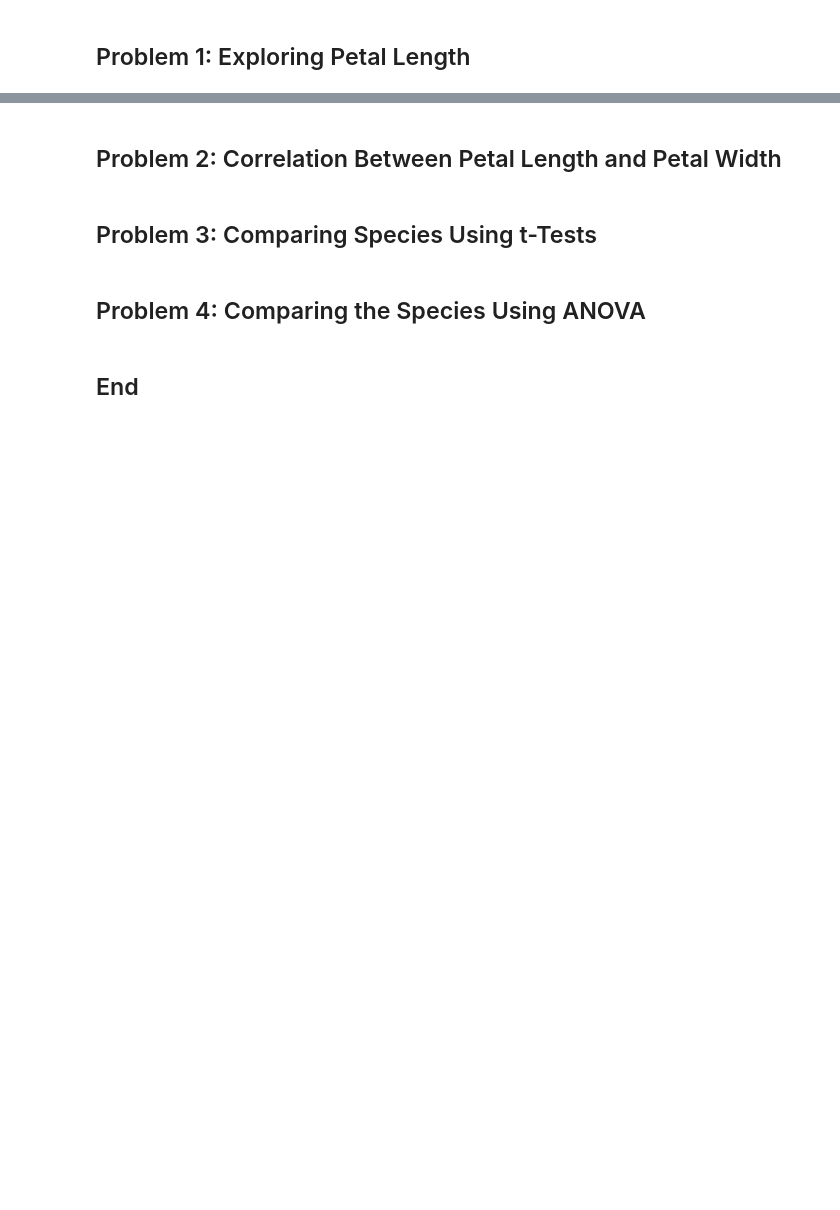
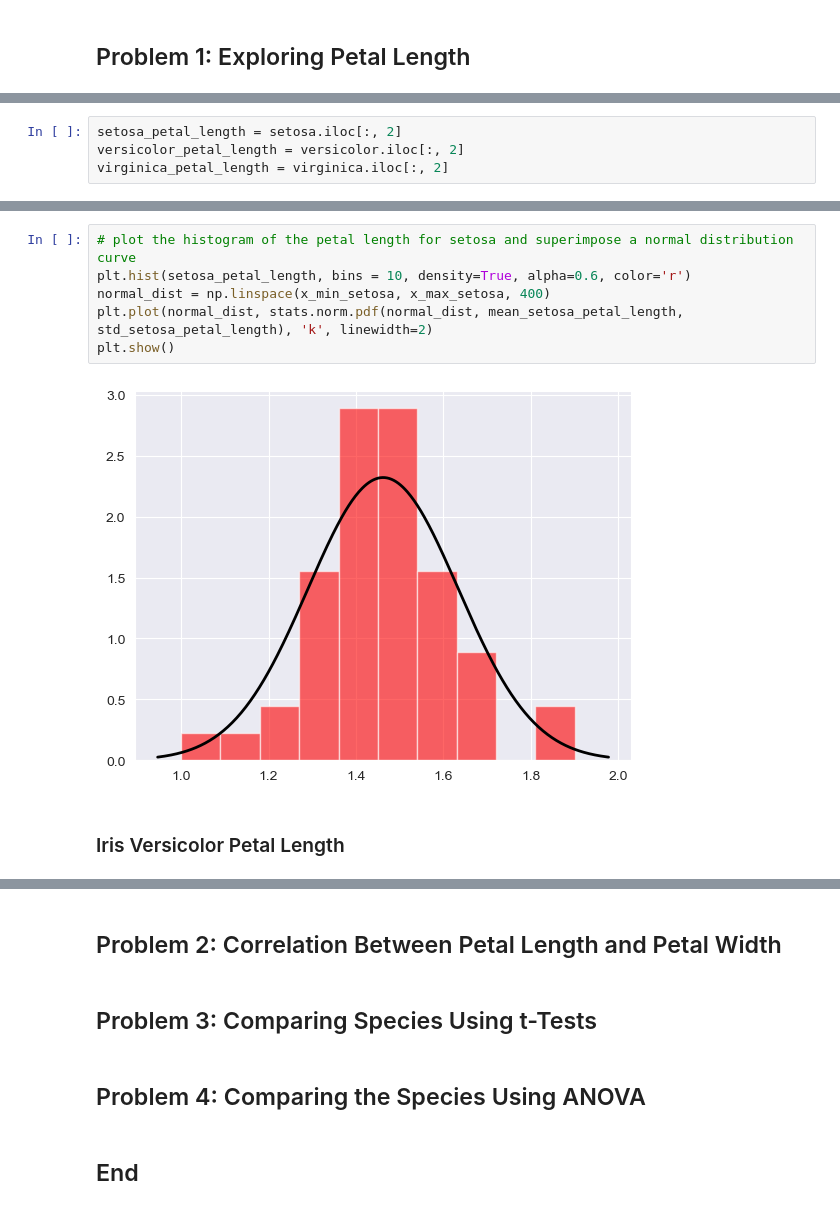
Before and after one commit to AnnaLozenko/applied-statistics, a Jupyter notebook: problems.ipynb, the cells around one changed output, grey strips where cells are left out. Drawn from its saved outputs; the diff is of its cells as text; blank space fills up the shorter version.

```diff
--- a/problems.ipynb
+++ b/problems.ipynb
@@ -87,0 +122,4 @@ virginica = iris["data"][iris["target"]==2]
+# %%
+setosa_petal_length = setosa.iloc[:, 2]
+versicolor_petal_length = versicolor.iloc[:, 2]
+virginica_petal_length = virginica.iloc[:, 2]
@@ -87,0 +146,10 @@ virginica = iris["data"][iris["target"]==2]
+# %%
+# plot the histogram of the petal length for setosa and superimpose a normal distribution curve
+plt.hist(setosa_petal_length, bins = 10, density=True, alpha=0.6, color='r')
+normal_dist = np.linspace(x_min_setosa, x_max_setosa, 400)
+plt.plot(normal_dist, stats.norm.pdf(normal_dist, mean_setosa_petal_length, std_setosa_petal_length), 'k', linewidth=2)
+plt.show()
+# %% [output]
+[figure, added]
+# %% [markdown]
+### Iris Versicolor Petal Length
```
Also changed, not shown: parts of 17 cells of this notebook.
